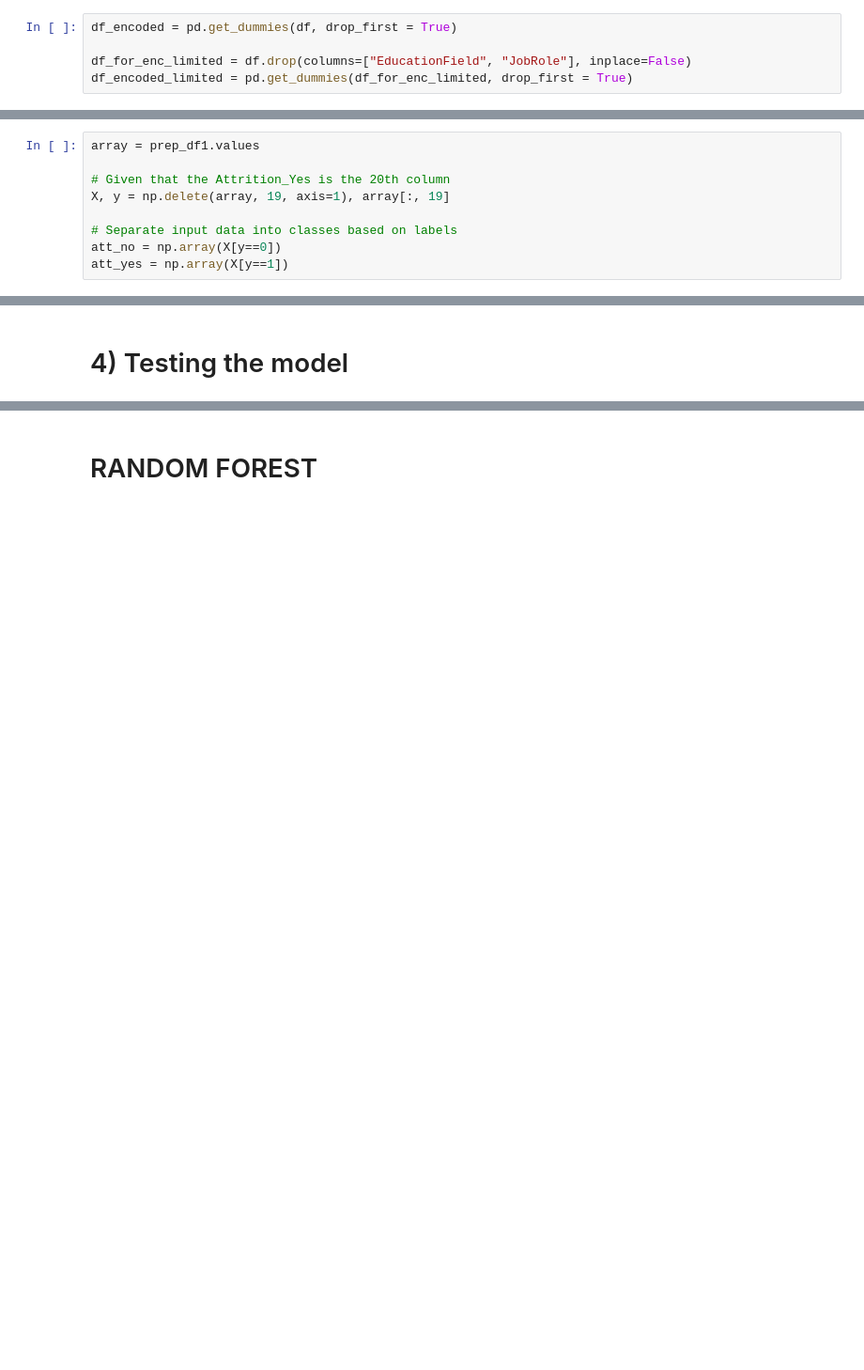
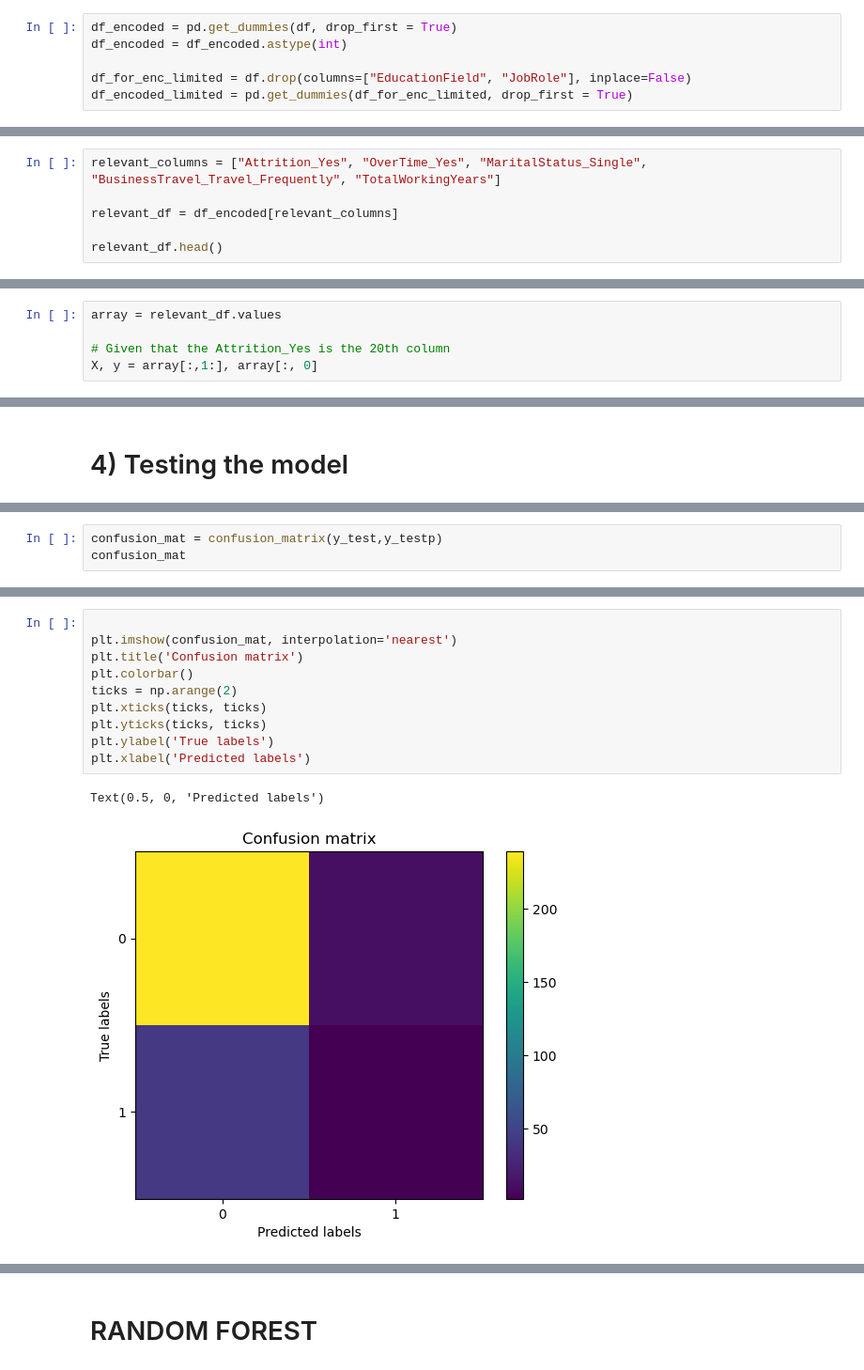
Before and after one commit to TRossen89/BI_MP_Assignments, a Jupyter notebook: MP4_Machine_learning_for_analysis_and_prediction_of_attrition.ipynb, the cells around one changed output, grey strips where cells are left out. Shown at 94% size. Saved outputs shown, nothing was run; the diff lists cells and outputs as text; blank space fills up the shorter version.

```diff
--- a/MP4_Machine_learning_for_analysis_and_prediction_of_attrition.ipynb
+++ b/MP4_Machine_learning_for_analysis_and_prediction_of_attrition.ipynb
@@ -275,6 +276,7 @@ array([[<Axes: title={'center': 'Age'}>,
 ### 2.1) One hot encoding (for correlation heat map)
 # %%
 df_encoded = pd.get_dummies(df, drop_first = True)
+df_encoded = df_encoded.astype(int)
 
 df_for_enc_limited = df.drop(columns=["EducationField", "JobRole"], inplace=False)
 df_encoded_limited = pd.get_dummies(df_for_enc_limited, drop_first = True)
@@ -350,0 +376,6 @@ cat_df.head()
+# %%
+relevant_columns = ["Attrition_Yes", "OverTime_Yes", "MaritalStatus_Single",  "BusinessTravel_Travel_Frequently", "TotalWorkingYears"]
+
+relevant_df = df_encoded[relevant_columns]
+
+relevant_df.head()
@@ -414,9 +410,5 @@ Total number of outliers (if there is more outliers than deleted rows it means t
 # %%
-array = prep_df1.values
+array = relevant_df.values
 
 # Given that the Attrition_Yes is the 20th column
-X, y = np.delete(array, 19, axis=1), array[:, 19]
-
-# Separate input data into classes based on labels
-att_no = np.array(X[y==0])
-att_yes = np.array(X[y==1])
+X, y = array[:,1:], array[:, 0]
@@ -467,0 +517,3 @@ Accuracy is  0.8231292517006803
+# %%
+confusion_mat = confusion_matrix(y_test,y_testp)
+confusion_mat
@@ -467,0 +523,13 @@ Accuracy is  0.8231292517006803
+# %%
+
+plt.imshow(confusion_mat, interpolation='nearest')
+plt.title('Confusion matrix')
+plt.colorbar()
+ticks = np.arange(2)
+plt.xticks(ticks, ticks)
+plt.yticks(ticks, ticks)
+plt.ylabel('True labels')
+plt.xlabel('Predicted labels')
+# %% [output]
+Text(0.5, 0, 'Predicted labels')
+[figure, added]
```
Also changed, not shown: parts of 44 cells of this notebook.
